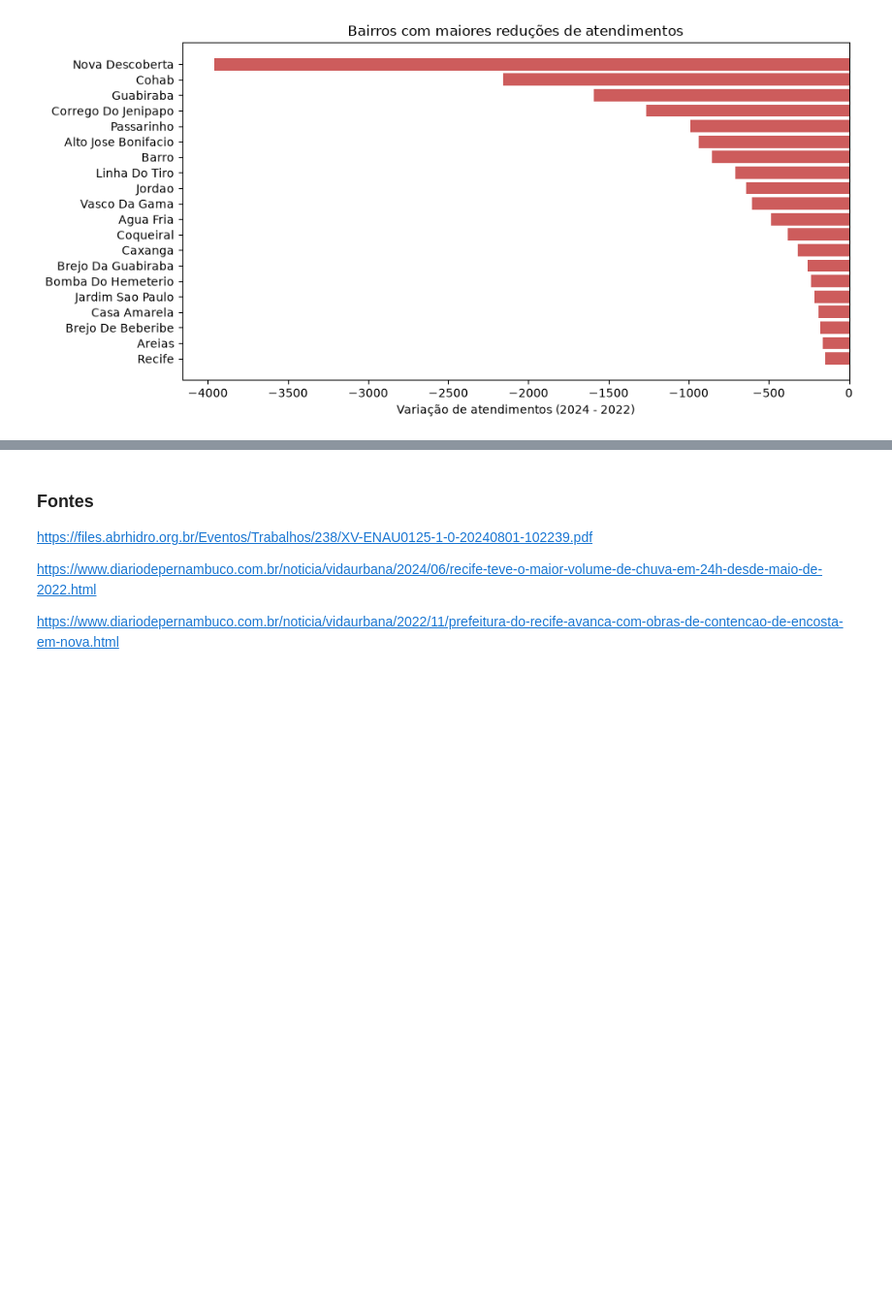
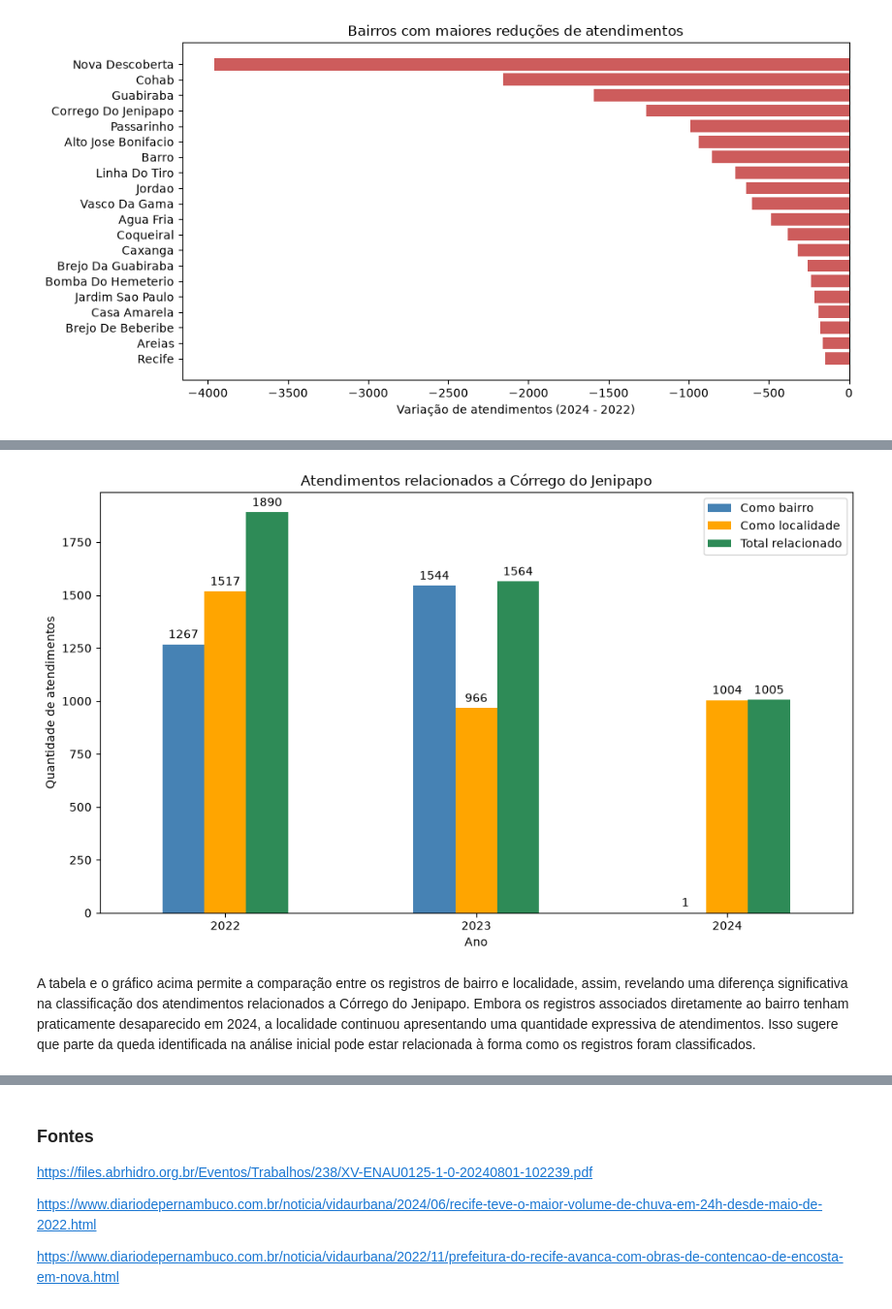
Before and after one commit to mathgoestech/pipeline-defesa-civil-recife, a Jupyter notebook: analises/analise_1_evolucao_bairros.ipynb, the cells around one changed output, grey strips where cells are left out. Shown at 97% size. Cells and saved outputs as stored; diff of their text form; code cells hidden in the pictures; blank space fills up the shorter version.

```diff
--- a/analises/analise_1_evolucao_bairros.ipynb
+++ b/analises/analise_1_evolucao_bairros.ipynb
@@ -231,0 +340,13 @@ plt.show()
+# %%
+
+# lê o arquivo SQL
+consulta_jenipapo = open(
+    "../analises/analise_1_corrego_jenipapo.sql",
+    encoding="utf-8"
+).read()
+
+# executa a consulta no banco
+df_jenipapo = pd.read_sql(consulta_jenipapo, con=engine)
+
+# mostra os resultados
+display(df_jenipapo)
@@ -232,3 +400,39 @@ plt.show()
+# %%
+
+# seleciona os dados para o gráfico
+dados_jenipapo = df_resumo_jenipapo[
+    ["como_bairro", "como_localidade", "total_relacionado"]
+]
+
+# cria o gráfico de barras
+ax = dados_jenipapo.plot(
+    kind="bar",
+    figsize=(10, 6),
+    color=["steelblue", "orange", "seagreen"]
+)
+
+# adiciona os valores nas barras
+for barras in ax.containers:
+    ax.bar_label(barras, padding=3)
+
+plt.title("Atendimentos relacionados a Córrego do Jenipapo")
+plt.xlabel("Ano")
+plt.ylabel("Quantidade de atendimentos")
+
+plt.xticks(rotation=0)
+
+plt.legend([
+    "Como bairro",
+    "Como localidade",
+    "Total relacionado"
+])
+
+plt.tight_layout()
+plt.show()
+# %% [output]
+[figure, added]
+# %% [markdown]
+A tabela e o gráfico acima permite a comparação entre os registros de bairro e localidade, assim, revelando uma diferença significativa na classificação dos atendimentos relacionados a Córrego do Jenipapo. Embora os registros associados diretamente ao bairro tenham praticamente desaparecido em 2024, a localidade continuou apresentando uma quantidade expressiva de atendimentos. Isso sugere que parte da queda identificada na análise inicial pode estar relacionada à forma como os registros foram classificados.
 # %% [markdown]
 ### Insights
 
```
Also changed, not shown: parts of 12 cells of this notebook.
